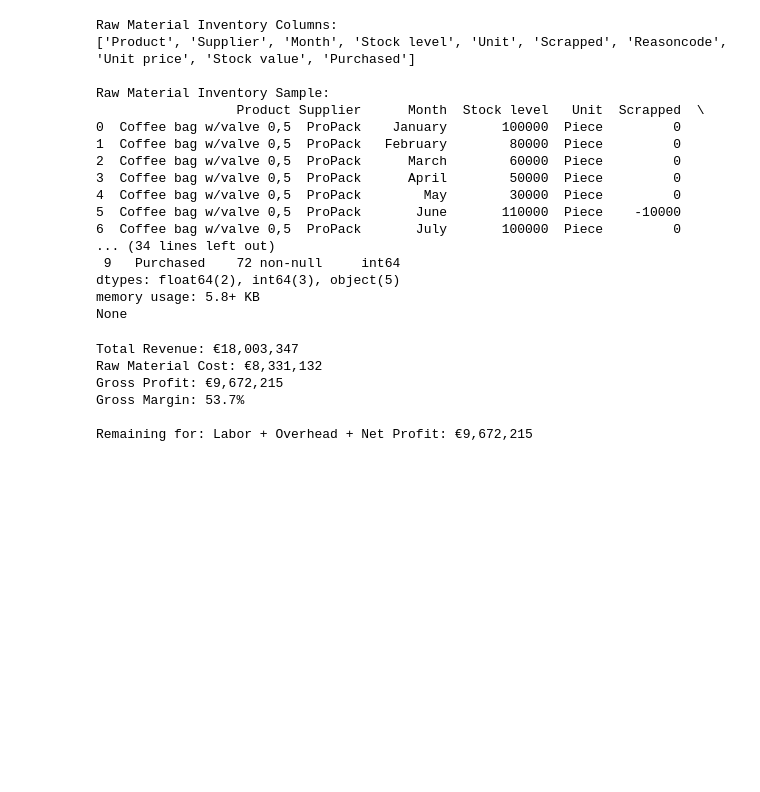
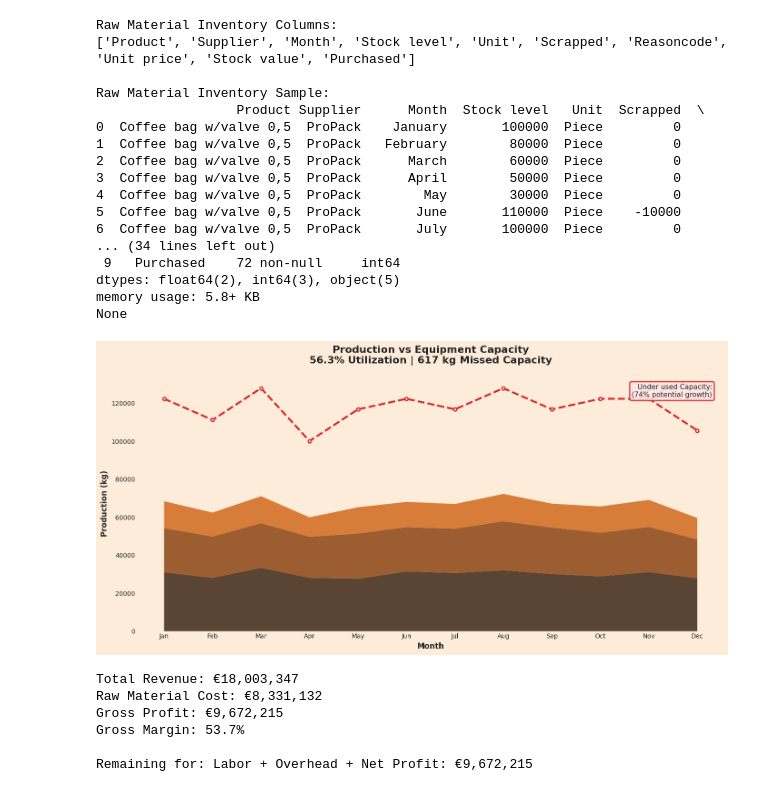
Before and after one commit to SameliaJ/storytelling-with-data, a Jupyter notebook: Bean_there_done that.ipynb, the cells around one changed output. Drawn from its saved outputs; the diff is of its cells as text; code cells hidden in the pictures; blank space fills up the shorter version.

Commit message:
Exercise done

```diff
--- a/Bean_there_done that.ipynb
+++ b/Bean_there_done that.ipynb
@@ -659,6 +585,95 @@ Raw Material Inventory Sample:
 dtypes: float64(2), int64(3), object(5)
 memory usage: 5.8+ KB
 None
+# %%
+import pandas as pd
+import matplotlib.pyplot as plt
+
+roasting = pd.read_excel('Bean there done that data.xlsx', sheet_name='Roasting')
+
+months_list = ['January', 'February', 'March', 'April', 'May', 'June',
+               'July', 'August', 'September', 'October', 'November', 'December']
+
+dark_roast_monthly = []
+medium_roast_monthly = []
+light_roast_monthly = []
+
+for month in months_list:
+    dark_data = roasting[(roasting['Product type'] == 'Dark Roast') &
+                         (roasting['Month'] == month)]
+    medium_data = roasting[(roasting['Product type'] == 'Medium roast') &
+                           (roasting['Month'] == month)]
+    light_data = roasting[(roasting['Product type'] == 'Light Roast') &
+                          (roasting['Month'] == month)]
+
+    dark = (dark_data['Final weight /pbatch'].values[0] *
+            dark_data['Number of batches per day'].values[0] *
+            dark_data['Workdays'].values[0] if len(dark_data) > 0 else 0)
+
+    medium = (medium_data['Final weight /pbatch'].values[0] *
+              medium_data['Number of batches per day'].values[0] *
+              medium_data['Workdays'].values[0] if len(medium_data) > 0 else 0)
+
+    light = (light_data['Final weight /pbatch'].values[0] *
+             light_data['Number of batches per day'].values[0] *
+             light_data['Workdays'].values[0] if len(light_data) > 0 else 0)
+
+    dark_roast_monthly.append(dark)
+    medium_roast_monthly.append(medium)
+    light_roast_monthly.append(light)
+
+monthly_summary = pd.DataFrame({
+    'Month': months_list,
+    'max_possible_kg': [122320, 111200, 127880, 100080, 116760, 122320,
+                        116760, 127880, 116760, 122320, 122320, 105640],
+    'dark_roast': dark_roast_monthly,
+    'medium_roast': medium_roast_monthly,
+    'light_roast': light_roast_monthly
+})
+
+months_numeric = range(1, 13)
+fig, ax = plt.subplots(figsize=(14, 7))
+
+fig.patch.set_facecolor('#fdecda')
+ax.set_facecolor('#fdecda')
+
+ax.stackplot(months_numeric, monthly_summary['dark_roast'],
+             monthly_summary['medium_roast'], monthly_summary['light_roast'],
+             colors=['#3d2817', '#8B4513', '#D2691E'], alpha=0.85)
+
+ax.plot(months_numeric, monthly_summary['max_possible_kg'],
+        linestyle='--', color='#d62728', linewidth=3, marker='o', markersize=5,
+        markerfacecolor='white', markeredgewidth=2)
+
+ax.set_title('Production vs Equipment Capacity\n56.3% Utilization | 617 kg Missed Capacity',
+             fontsize=16, fontweight='bold', pad=20)
+ax.set_xlabel('Month', fontsize=12, fontweight='bold')
+ax.set_ylabel('Production (kg)', fontsize=12, fontweight='bold')
+ax.set_xticks(months_numeric)
+ax.set_xticklabels(['Jan', 'Feb', 'Mar', 'Apr', 'May', 'Jun',
+                     'Jul', 'Aug', 'Sep', 'Oct', 'Nov', 'Dec'])
+
+# REMOVE GRID
+ax.grid(False)
+
+# REMOVE GREY BORDER (spines)
+ax.spines['top'].set_visible(False)
+ax.spines['right'].set_visible(False)
+ax.spines['bottom'].set_visible(False)
+ax.spines['left'].set_visible(False)
+
+# REMOVE TICK MARKS
+ax.tick_params(left=False, bottom=False)
+
+ax.text(0.98, 0.97, f'Under used Capacity:\n(74% potential growth)',
+        transform=ax.transAxes, fontsize=11, verticalalignment='top',
+        horizontalalignment='right', bbox=dict(boxstyle='round',
+        facecolor='#ffe6e6', alpha=0.9, edgecolor='#d62728', linewidth=2))
+
+plt.tight_layout()
+plt.show()
+# %% [output]
+[figure, added]
 # %%
 import pandas as pd
 
```
Also changed, not shown: parts of 5 cells of this notebook, 5 other files.
